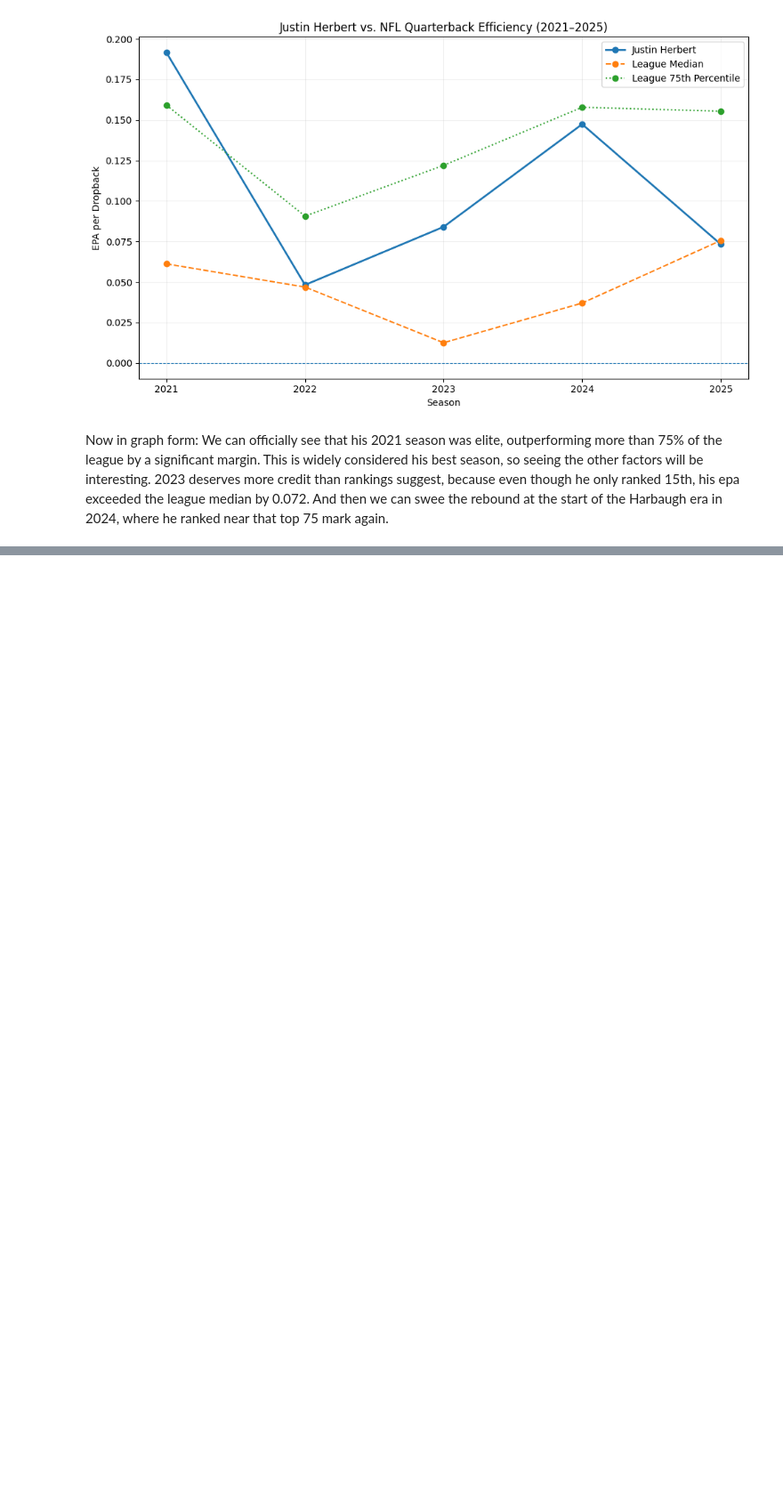
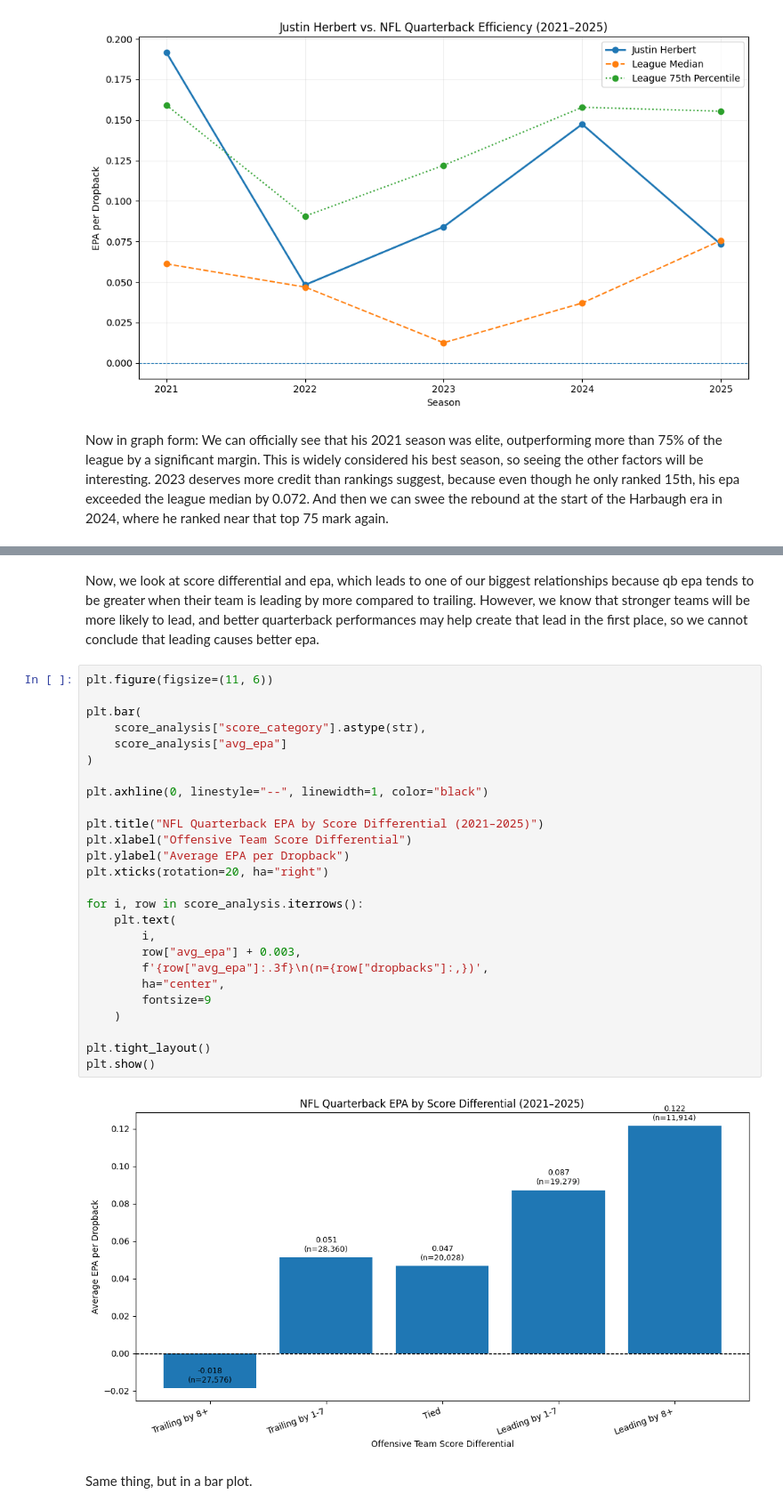
Before and after one commit to KyleRed16/QB-EPA-Analysis, a Jupyter notebook: Quarterback_EPA_Analysis.ipynb, the cells around one changed output, grey strips where cells are left out. Shown at 89% size. Cells and saved outputs as stored; diff of their text form; blank space fills up the shorter version.

```diff
--- a/Quarterback_EPA_Analysis.ipynb
+++ b/Quarterback_EPA_Analysis.ipynb
@@ -961,0 +1294,32 @@ Now in graph form: We can officially see that his 2021 season was elite, outperf
+# %% [markdown]
+Now, we look at score differential and epa, which leads to one of our biggest relationships because qb epa tends to be greater when their team is leading by more compared to trailing. However, we know that stronger teams will be more likely to lead, and better quarterback performances may help create that lead in the first place, so we cannot conclude that leading causes better epa.
+# %%
+plt.figure(figsize=(11, 6))
+
+plt.bar(
+    score_analysis["score_category"].astype(str),
+    score_analysis["avg_epa"]
+)
+
+plt.axhline(0, linestyle="--", linewidth=1, color="black")
+
+plt.title("NFL Quarterback EPA by Score Differential (2021–2025)")
+plt.xlabel("Offensive Team Score Differential")
+plt.ylabel("Average EPA per Dropback")
+plt.xticks(rotation=20, ha="right")
+
+for i, row in score_analysis.iterrows():
+    plt.text(
+        i,
+        row["avg_epa"] + 0.003,
+        f'{row["avg_epa"]:.3f}\n(n={row["dropbacks"]:,})',
+        ha="center",
+        fontsize=9
+    )
+
+plt.tight_layout()
+plt.show()
+# %% [output]
+[figure, added]
+# %% [markdown]
+Same thing, but in a bar plot.
```
Also changed, not shown: parts of 39 cells of this notebook.
